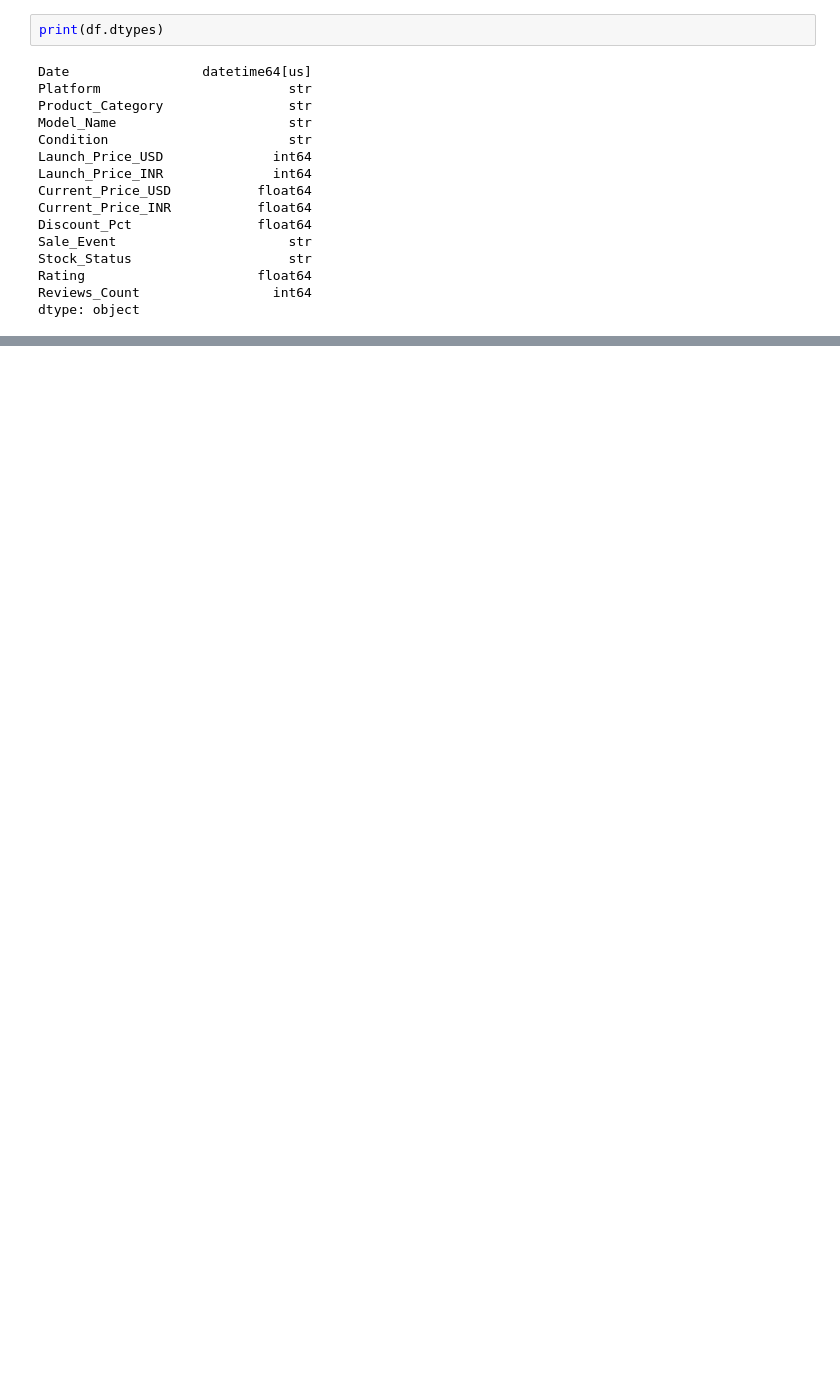
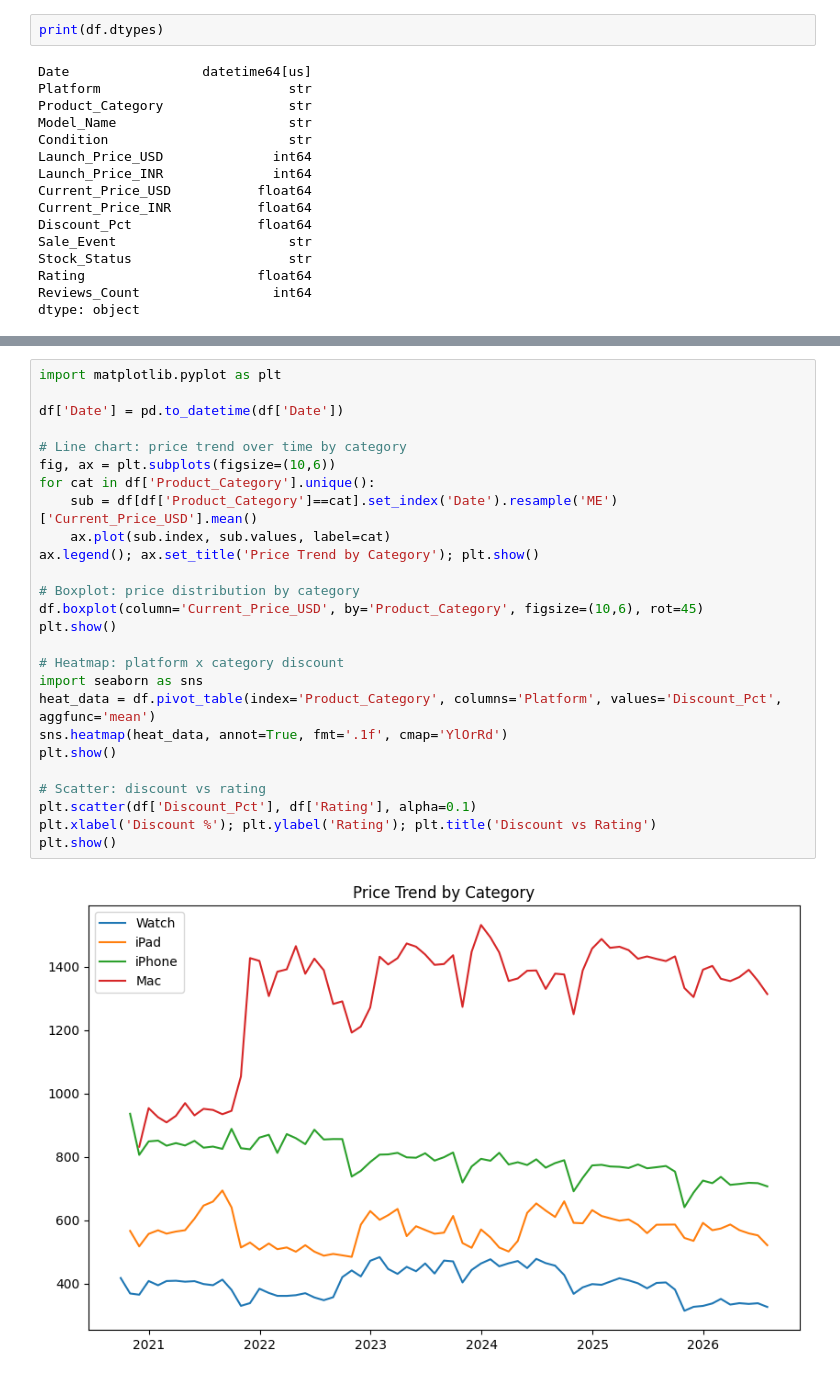
Before and after one commit to shanib-techie/power-bi, a Jupyter notebook: APPLE_PRODUCT_ANALYSIS/apple_product_analysis.ipynb, the cells around one changed output, grey strips where cells are left out. Drawn from its saved outputs; the diff is of its cells as text; blank space fills up the shorter version.

```diff
--- a/APPLE_PRODUCT_ANALYSIS/apple_product_analysis.ipynb
+++ b/APPLE_PRODUCT_ANALYSIS/apple_product_analysis.ipynb
@@ -112,0 +290,28 @@ plt.show()
+# %%
+import matplotlib.pyplot as plt
+
+df['Date'] = pd.to_datetime(df['Date'])
+
+# Line chart: price trend over time by category
+fig, ax = plt.subplots(figsize=(10,6))
+for cat in df['Product_Category'].unique():
+    sub = df[df['Product_Category']==cat].set_index('Date').resample('ME')['Current_Price_USD'].mean()
+    ax.plot(sub.index, sub.values, label=cat)
+ax.legend(); ax.set_title('Price Trend by Category'); plt.show()
+
+# Boxplot: price distribution by category
+df.boxplot(column='Current_Price_USD', by='Product_Category', figsize=(10,6), rot=45)
+plt.show()
+
+# Heatmap: platform x category discount
+import seaborn as sns
+heat_data = df.pivot_table(index='Product_Category', columns='Platform', values='Discount_Pct', aggfunc='mean')
+sns.heatmap(heat_data, annot=True, fmt='.1f', cmap='YlOrRd')
+plt.show()
+
+# Scatter: discount vs rating
+plt.scatter(df['Discount_Pct'], df['Rating'], alpha=0.1)
+plt.xlabel('Discount %'); plt.ylabel('Rating'); plt.title('Discount vs Rating')
+plt.show()
+# %% [output]
+[figure, added]
```
Also changed, not shown: parts of 12 cells of this notebook, 1 other file.
